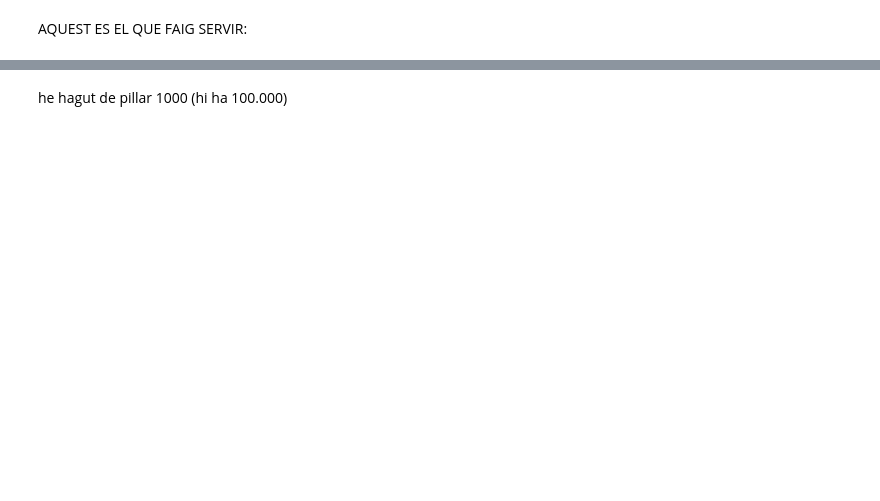
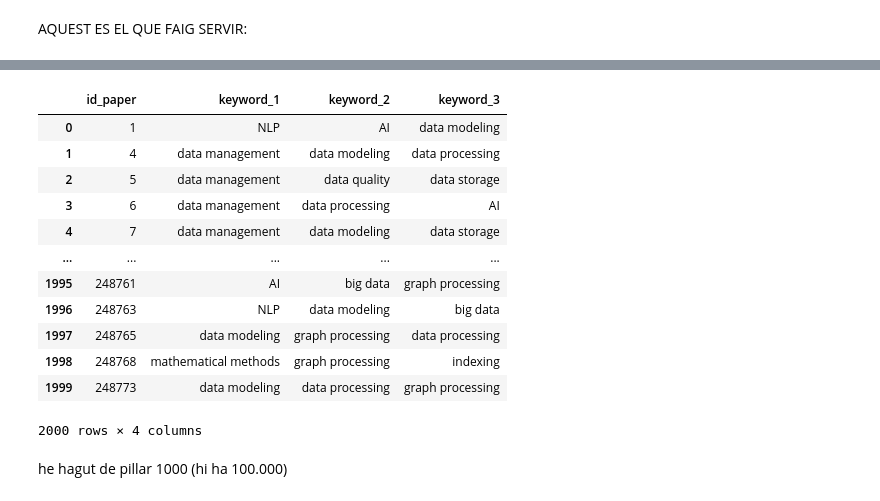
Before and after one commit to aliciachimeno/sdm-property-graphs, a Jupyter notebook: get_keywords.ipynb, the cells around one changed output, grey strips where cells are left out. Saved outputs shown, nothing was run; the diff lists cells and outputs as text; code cells hidden in the pictures; blank space fills up the shorter version.

```diff
--- a/get_keywords.ipynb
+++ b/get_keywords.ipynb
@@ -307,3 +329,19 @@ data.head(1000)
+# %%
+data.iloc[:, [0, 5,6,7]]
+# %% [output]
+|  | id_paper | keyword_1 | keyword_2 | keyword_3 |
+| 0 | 1 | NLP | AI | data modeling |
+| 1 | 4 | data management | data modeling | data processing |
+| 2 | 5 | data management | data quality | data storage |
+| 3 | 6 | data management | data processing | AI |
+| 4 | 7 | data management | data modeling | data storage |
+| ... | ... | ... | ... | ... |
+| 1995 | 248761 | AI | big data | graph processing |
+| 1996 | 248763 | NLP | data modeling | big data |
+| 1997 | 248765 | data modeling | graph processing | data processing |
+| 1998 | 248768 | mathematical methods | graph processing | indexing |
+| 1999 | 248773 | data modeling | data processing | graph processing |
+2000 rows × 4 columns
 # %% [markdown]
 he hagut de pillar 1000 (hi ha 100.000)
 # %%
```
Also changed, not shown: parts of 12 cells of this notebook, 3 other files.
